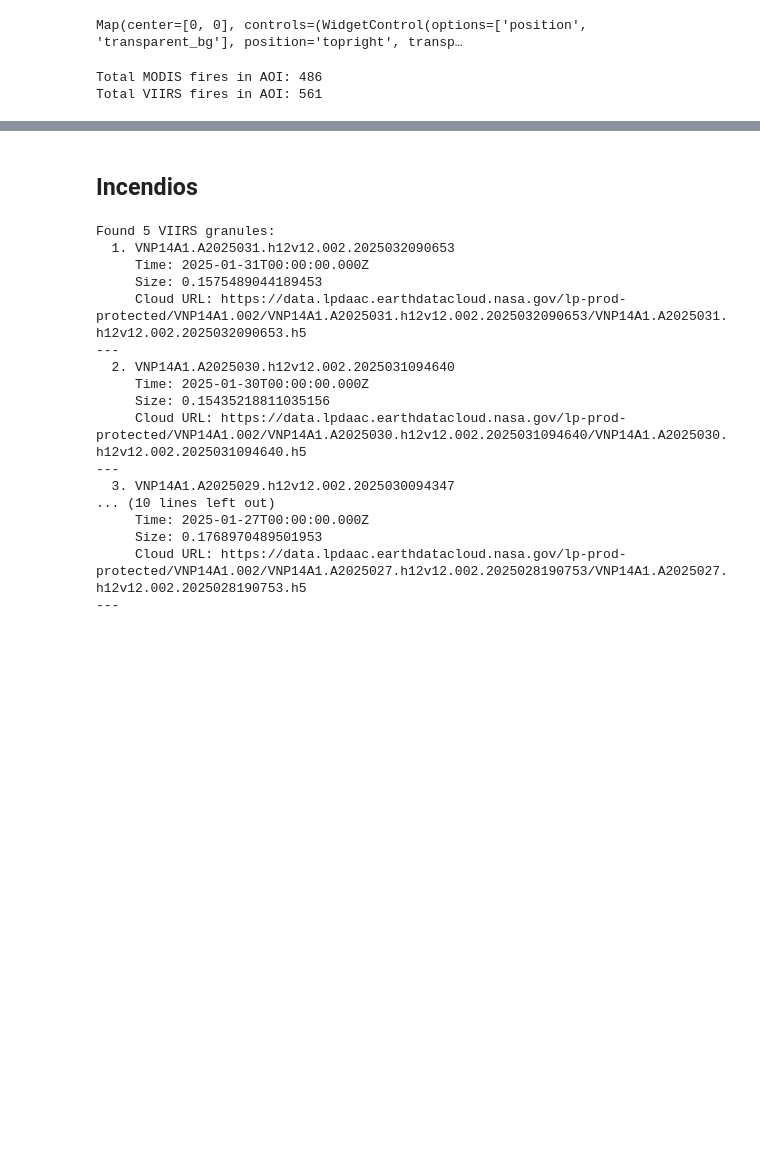
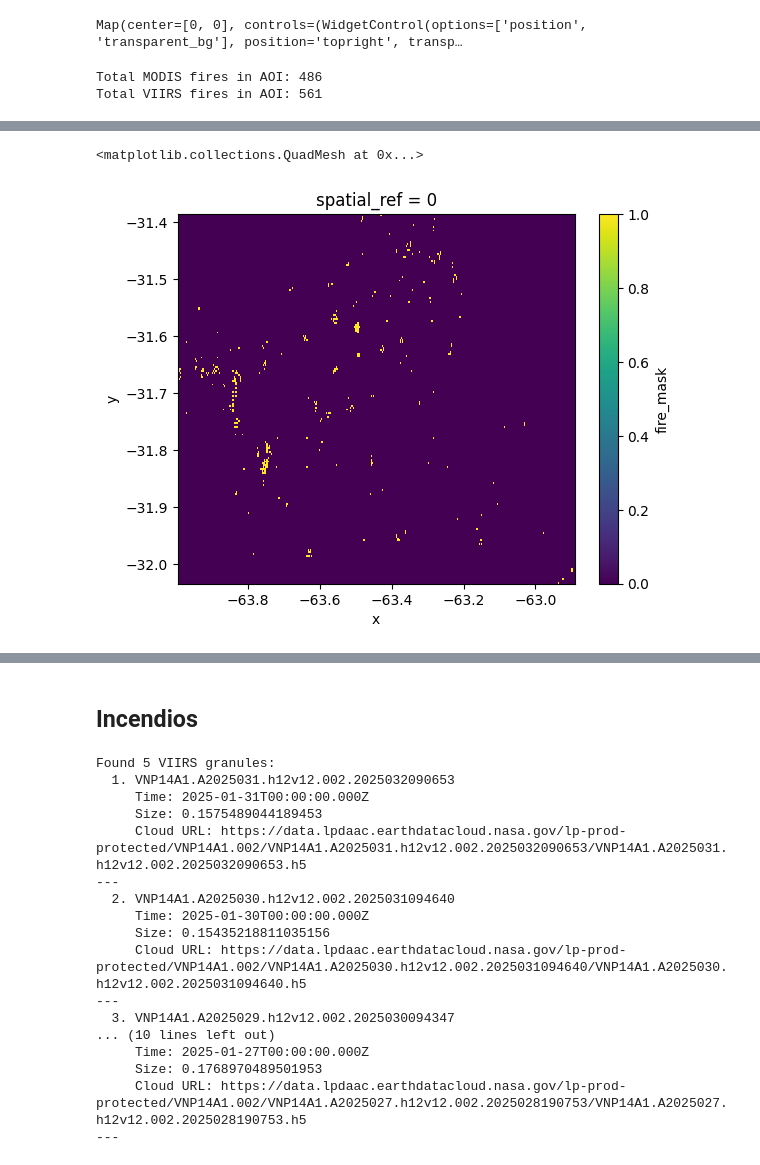
Before and after one commit to nlebovits/ciut-riesgo, a Jupyter notebook: villa-del-rosario.ipynb, the cells around one changed output, grey strips where cells are left out. Drawn from its saved outputs; the diff is of its cells as text; code cells hidden in the pictures; blank space fills up the shorter version.

```diff
--- a/villa-del-rosario.ipynb
+++ b/villa-del-rosario.ipynb
@@ -256,0 +288,3 @@ aoi = aoi.to_crs(USE_CRS)
+# %%
+modis_gdf=geemap.ee_to_gdf(all_modis_aoi)
+viirs_gdf=geemap.ee_to_gdf(all_viirs_aoi)
@@ -256,0 +538,5 @@ aoi = aoi.to_crs(USE_CRS)
+# %%
+viirs_mask.plot()
+# %% [output]
+<matplotlib.collections.QuadMesh at 0x...>
+[figure, added]
```
Also changed, not shown: parts of 13 cells of this notebook.
